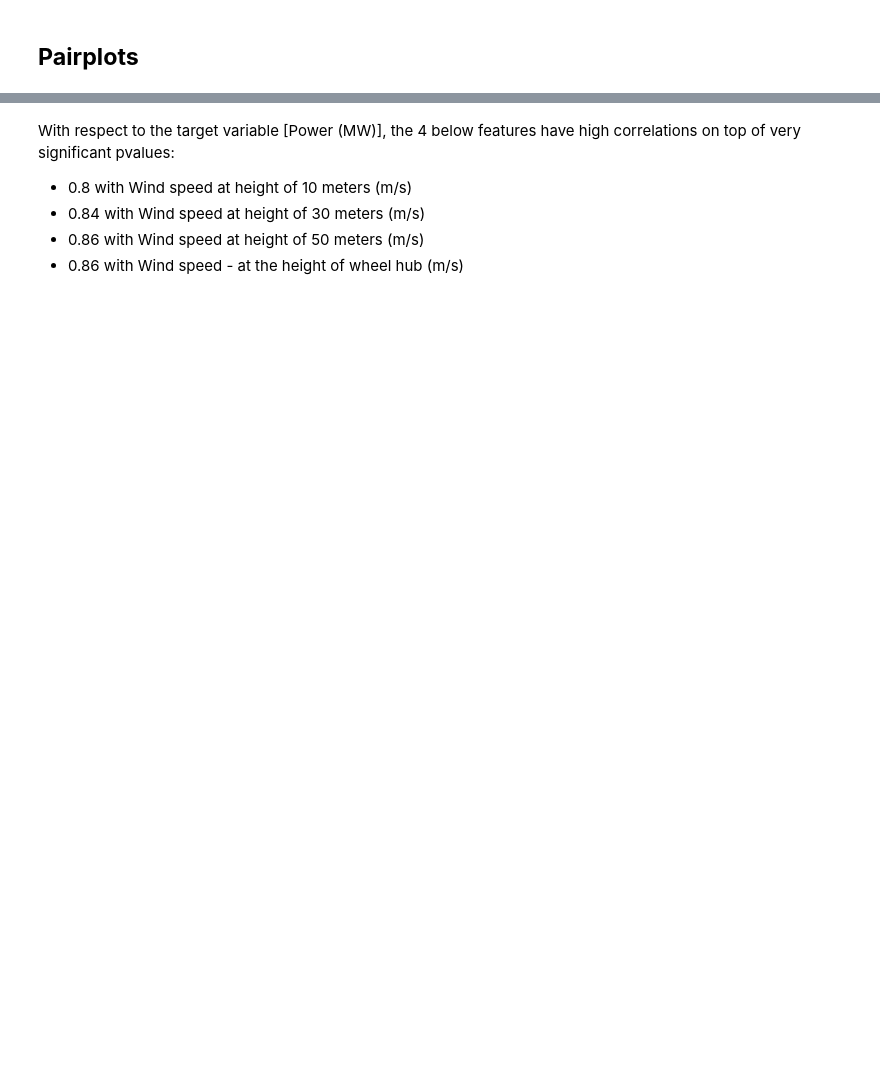
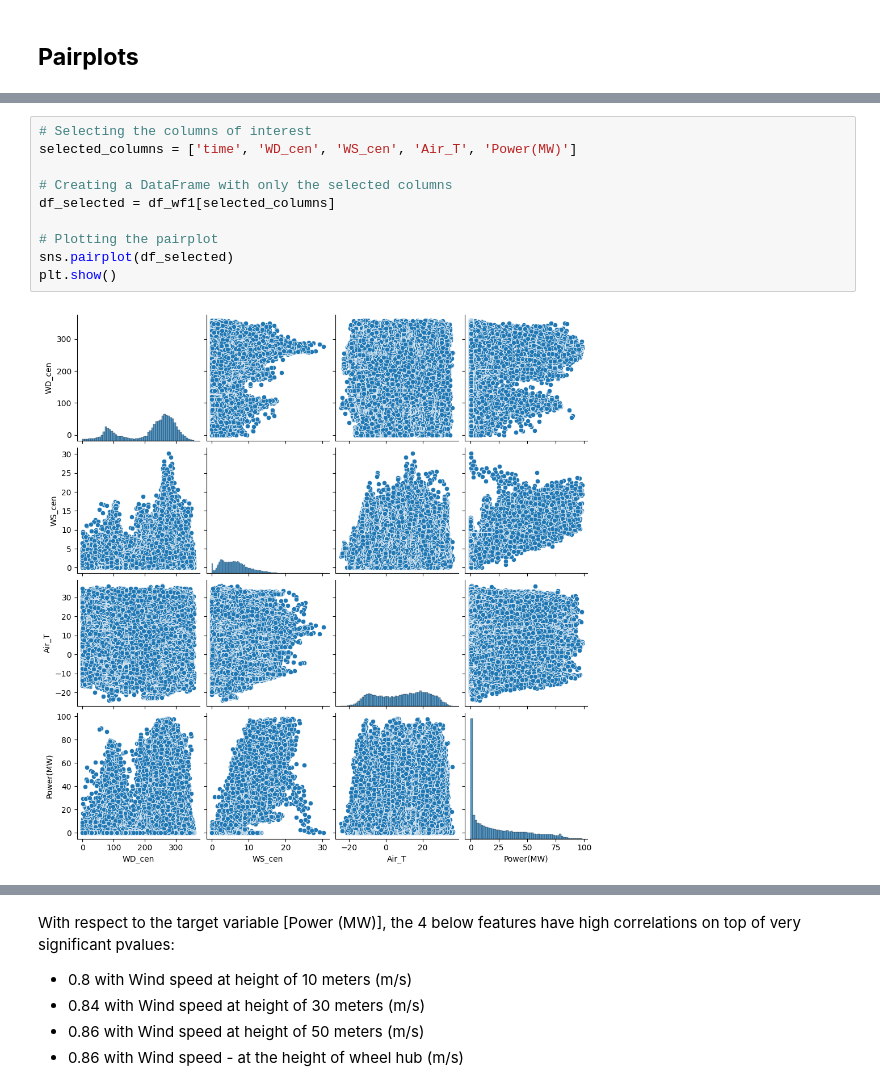
Before and after one commit to hussainv5253/MLProject, a Jupyter notebook: TEST_1_models.ipynb, the cells around one changed output, grey strips where cells are left out. Saved outputs shown, nothing was run; the diff lists cells and outputs as text; blank space fills up the shorter version.

```diff
--- a/TEST_1_models.ipynb
+++ b/TEST_1_models.ipynb
@@ -171,0 +169,12 @@ PearsonRResult(statistic=0.8617302465680093, pvalue=0.0)
+# %%
+# Selecting the columns of interest
+selected_columns = ['time', 'WD_cen', 'WS_cen', 'Air_T', 'Power(MW)']
+
+# Creating a DataFrame with only the selected columns
+df_selected = df_wf1[selected_columns]
+
+# Plotting the pairplot
+sns.pairplot(df_selected)
+plt.show()
+# %% [output]
+[figure, added]
```
Also changed, not shown: parts of 47 cells of this notebook, 2 other files.
